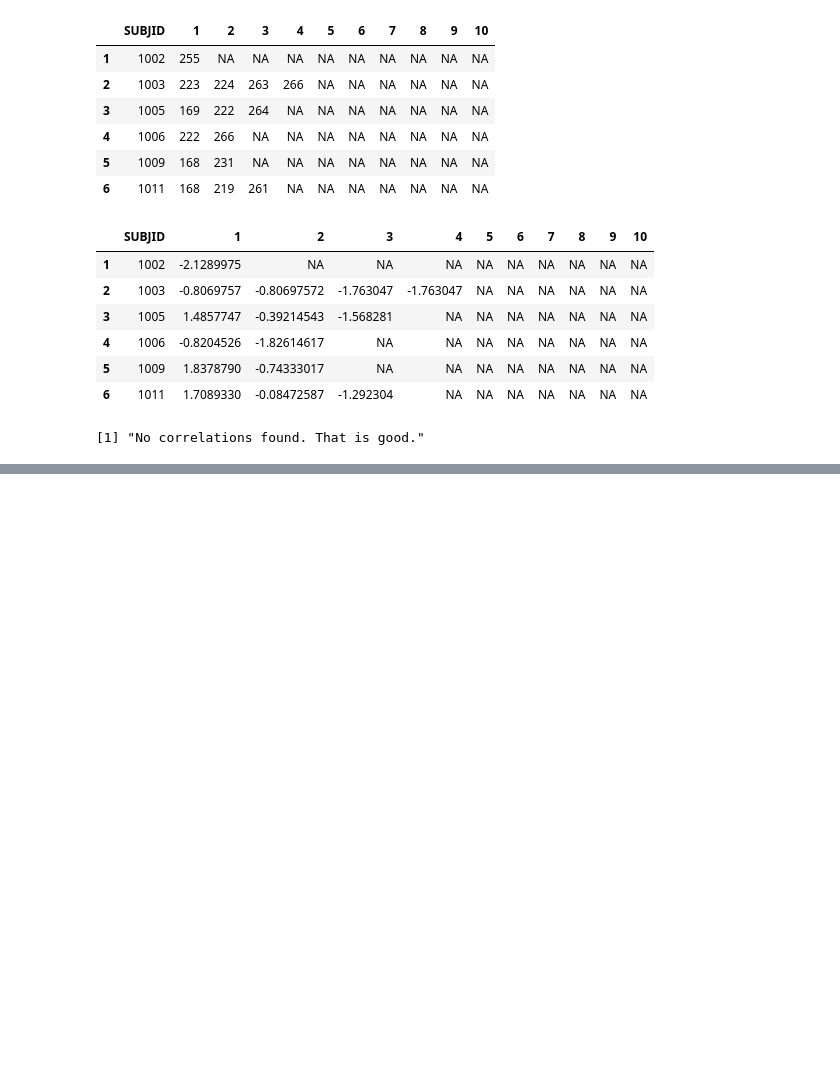
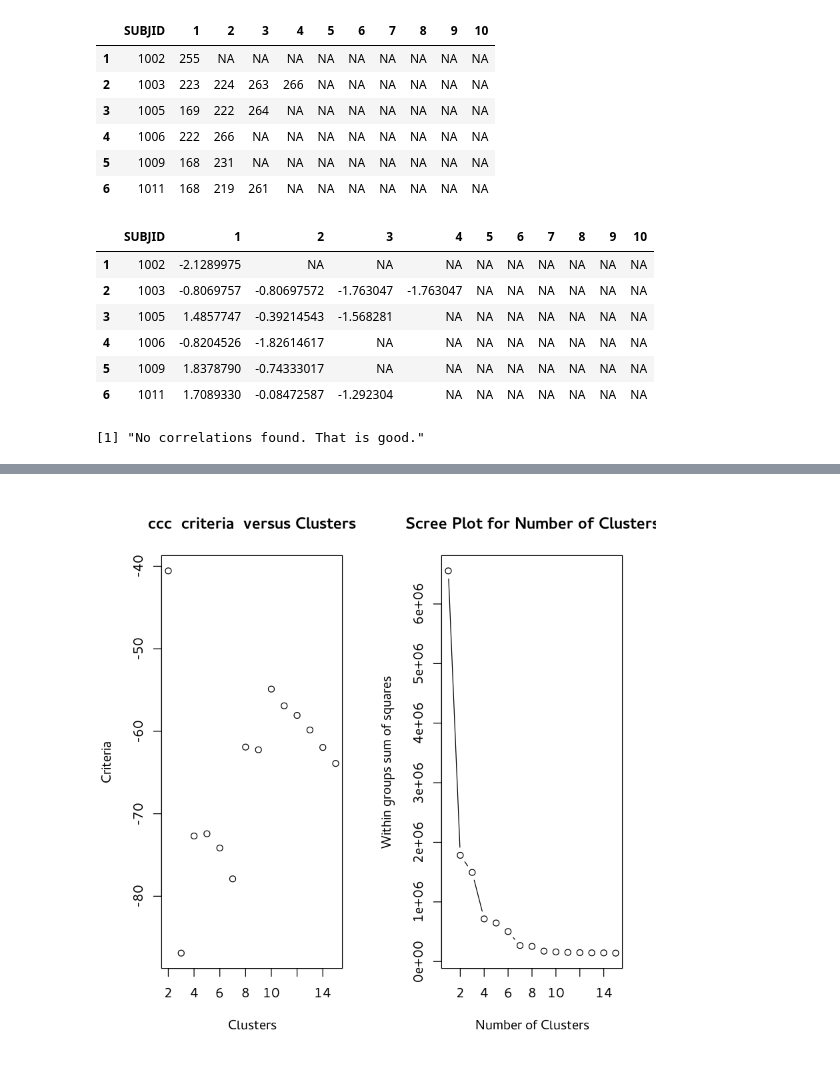
Before and after one commit to de-git/HBGDki-London, a Jupyter notebook: Ultrasound/notebooks/trajectory clustering.ipynb, the cells around one changed output, grey strips where cells are left out. Drawn from its saved outputs; the diff is of its cells as text; code cells hidden in the pictures; blank space fills up the shorter version.

Commit message:
CH2: plotting trajectories

```diff
--- a/Ultrasound/notebooks/trajectory clustering.ipynb
+++ b/Ultrasound/notebooks/trajectory clustering.ipynb
@@ -105,4 +107,6 @@ s2 = step2factors(s1)
 # %%
-s3 = step3clusters(s2)
+s3 = step3clustersclustersclustersclusters(s2)
+# %% [output]
+[figure, added]
 # %%
 plotMedTraj(s3)
```
Also changed, not shown: parts of 3 cells of this notebook.
